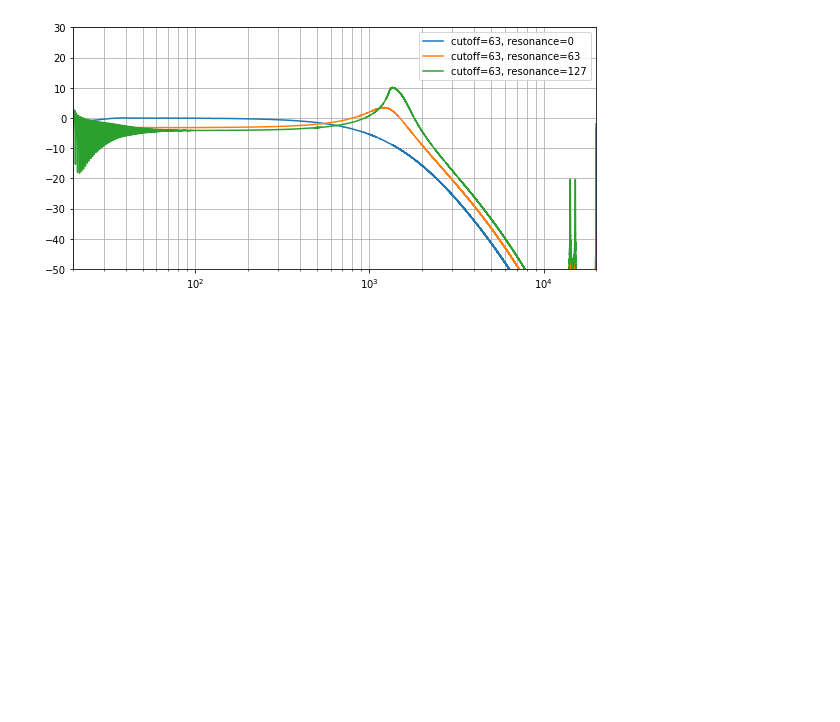
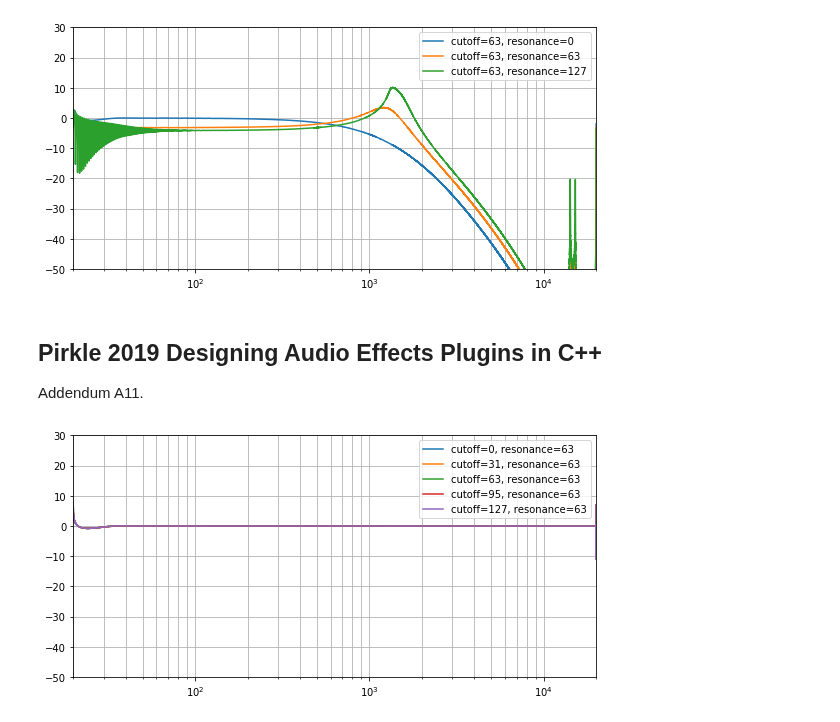
Before and after one commit to soerenbnoergaard/sbnsampler, a Jupyter notebook: workbooks/vcf_002.ipynb, the cells around one changed output. Cells and saved outputs as stored; diff of their text form; code cells hidden in the pictures; blank space fills up the shorter version.

```diff
--- a/workbooks/vcf_002.ipynb
+++ b/workbooks/vcf_002.ipynb
@@ -250,3 +304,32 @@ for res in [0, 63, 127]:
 s.show()
 # %% [output]
 [figure]
+# %% [markdown]
+## Pirkle 2019 Designing Audio Effects Plugins in C++
+
+Addendum A11.
+# %%
+class Pirkle(Simulator):
+    def map_cutoff(self, value):
+        assert(0 <= value <= 127)
+        b = 0.01
+        a = (0.9-b) / (127*127*127)
+        return a*value*value*value + b
+
+    def map_resonance(self, value):
+        assert(0 <= value <= 127)
+        b = 0.5
+        a = (1.5-b) / 127
+        return a*value + b
+
+    def vcf(self, x, cutoff, resonance):
+        # TODO
+        return x
+
+# Sweep cutoff
+s = Pirkle(yrange=[-50, 30])
+for cutoff in [0, 31, 63, 95, 127]:
+    s.simulate_chirp(cutoff, 63)
+s.show()
+# %% [output]
+[figure, added]
```
Also changed, not shown: parts of 6 cells of this notebook.
